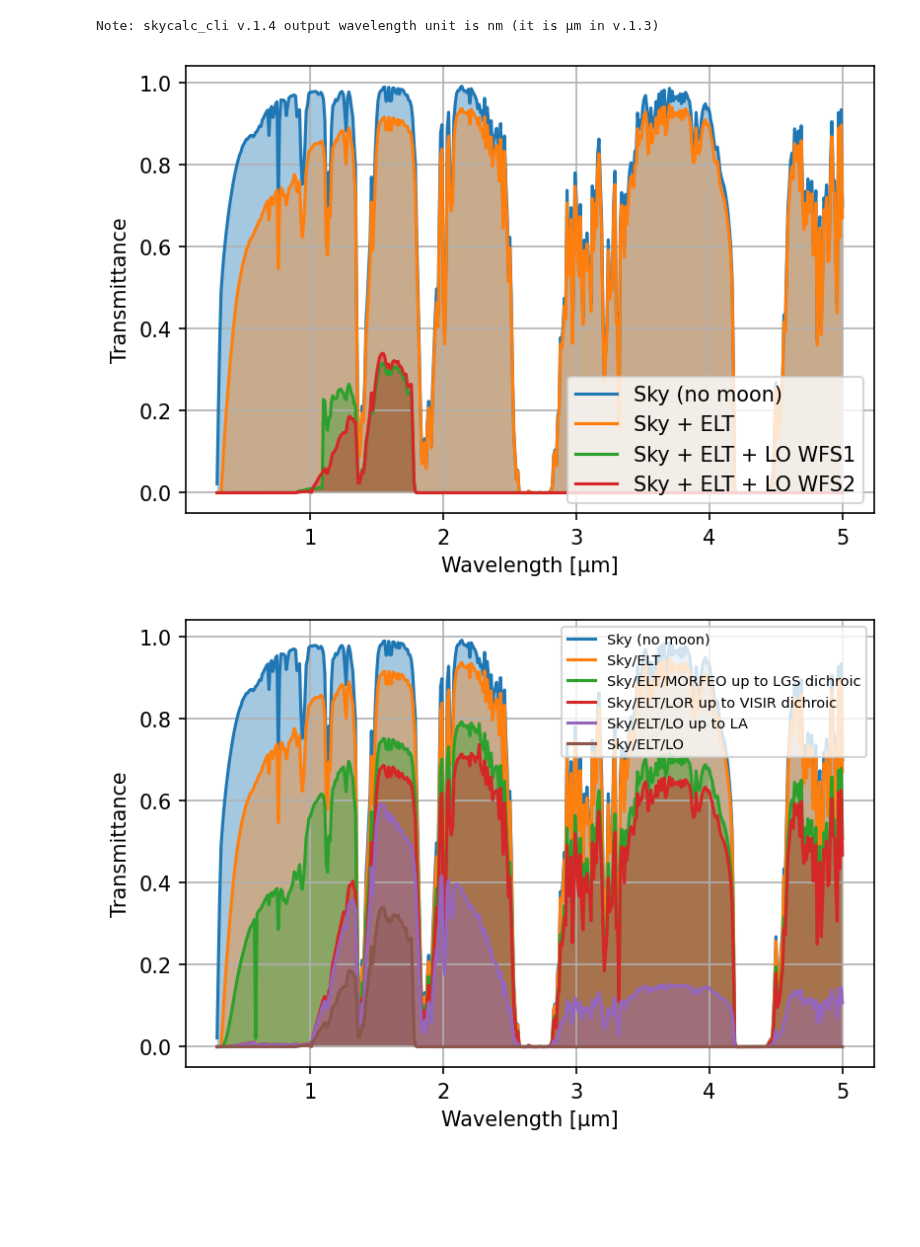
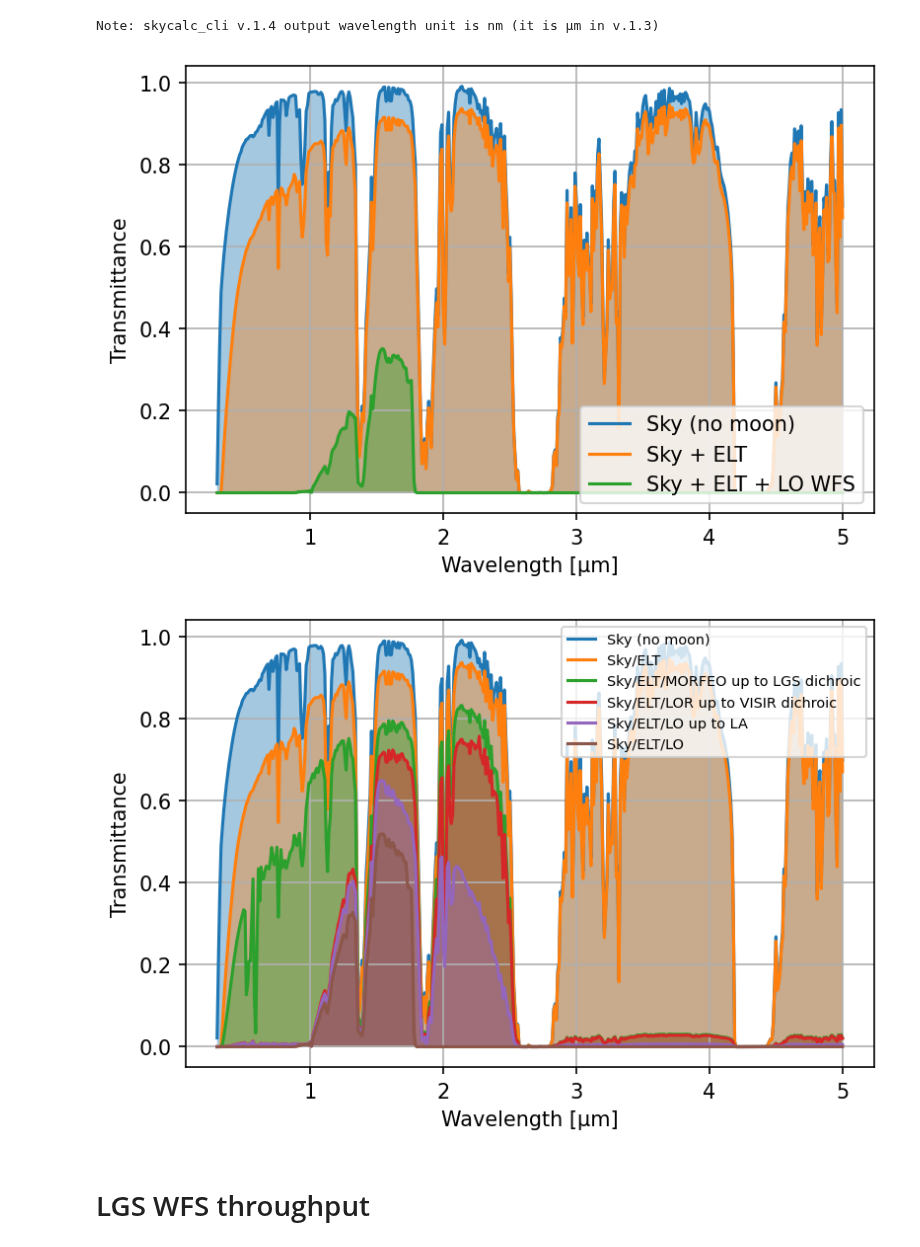
Before and after one commit to ArcetriAdaptiveOptics/arte, a Jupyter notebook: notebook/photometry/throughput_analysis.ipynb, the cells around one changed output. Drawn from its saved outputs; the diff is of its cells as text; code cells hidden in the pictures; blank space fills up the shorter version.

```diff
--- a/notebook/photometry/throughput_analysis.ipynb
+++ b/notebook/photometry/throughput_analysis.ipynb
@@ -32,35 +32,37 @@ def plot_between(x, y, label, alpha):
 
 wv = sky_no_moon.lam.to(u.um)
 plot_between(wv, sky_no_moon.trans, label='Sky (no moon)', alpha=0.4)
-plot_between(wv, sky_no_moon.trans * elt_te.transmittance(wv), label='Sky + ELT', alpha=0.4)
-plot_between(wv, sky_no_moon.trans * elt_te.transmittance(wv) * low1_te.transmittance(wv), label='Sky + ELT + LO WFS1', alpha=0.4)
-plot_between(wv, sky_no_moon.trans * elt_te.transmittance(wv) * low2_te.transmittance(wv), label='Sky + ELT + LO WFS2', alpha=0.4)
+# plot_between(wv, sky_no_moon.trans * elt_te.transmittance(wv), label='Sky + ELT', alpha=0.4)
+plot_between(wv, sky_no_moon.trans * low2.transmittance_from_to(0, 5)(wv), label='Sky + ELT', alpha=0.4)
+plot_between(wv, sky_no_moon.trans * low2_te.transmittance(wv), label='Sky + ELT + LO WFS', alpha=0.4)
 plt.legend(loc='lower right')
 plt.xlabel('Wavelength [μm]')
 plt.ylabel('Transmittance')
 plt.grid()
 # %% [output]
-[figure, old version]
+[figure, new version]
 # %%
 mpl.rcParams['figure.dpi'] = 150
 
 
 ## Idx = 6 is up to first element of MORFEO (CPM) included
 
 wv = sky_no_moon.lam.to(u.um)
 plot_between(wv, sky_no_moon.trans, label='Sky (no moon)', alpha=0.4)
-plot_between(wv, sky_no_moon.trans * elt_te.transmittance(wv), label='Sky/ELT', alpha=0.4)
-plot_between(wv, sky_no_moon.trans * elt_te.transmittance(wv) * low2.transmittance_from_to(0, 12)(wv),
+plot_between(wv, sky_no_moon.trans * low2.transmittance_from_to(0, 5)(wv), label='Sky/ELT', alpha=0.4)
+plot_between(wv, sky_no_moon.trans * low2.transmittance_from_to(0, 12)(wv),
              label='Sky/ELT/MORFEO up to LGS dichroic', alpha=0.4)
-plot_between(wv, sky_no_moon.trans * elt_te.transmittance(wv) * low2.transmittance_from_to(0, 20)(wv),
+plot_between(wv, sky_no_moon.trans * low2.transmittance_from_to(0, 20)(wv),
              label='Sky/ELT/LOR up to VISIR dichroic', alpha=0.4)
-plot_between(wv, sky_no_moon.trans * elt_te.transmittance(wv) * low2.transmittance_from_to(0, 23)(wv),
+plot_between(wv, sky_no_moon.trans * low2.transmittance_from_to(0, 23)(wv),
              label='Sky/ELT/LO up to LA', alpha=0.4)
-plot_between(wv, sky_no_moon.trans * elt_te.transmittance(wv) * low2.transmittance_from_to(0, 25)(wv),
+plot_between(wv, sky_no_moon.trans * low2.transmittance_from_to(0, 25)(wv),
              label='Sky/ELT/LO', alpha=0.4)
 plt.legend(loc='upper right', fontsize='x-small')
 plt.xlabel('Wavelength [μm]')
 plt.ylabel('Transmittance')
 plt.grid()
 # %% [output]
-[figure, old version]
+[figure, new version]
+# %% [markdown]
+# LGS WFS throughput
```
Also changed, not shown: parts of 7 cells of this notebook, 4 other files.
